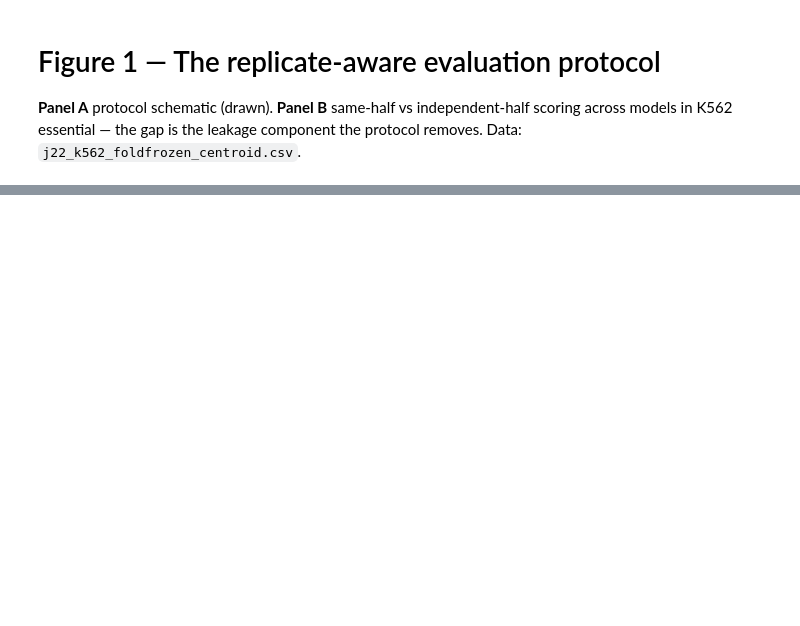
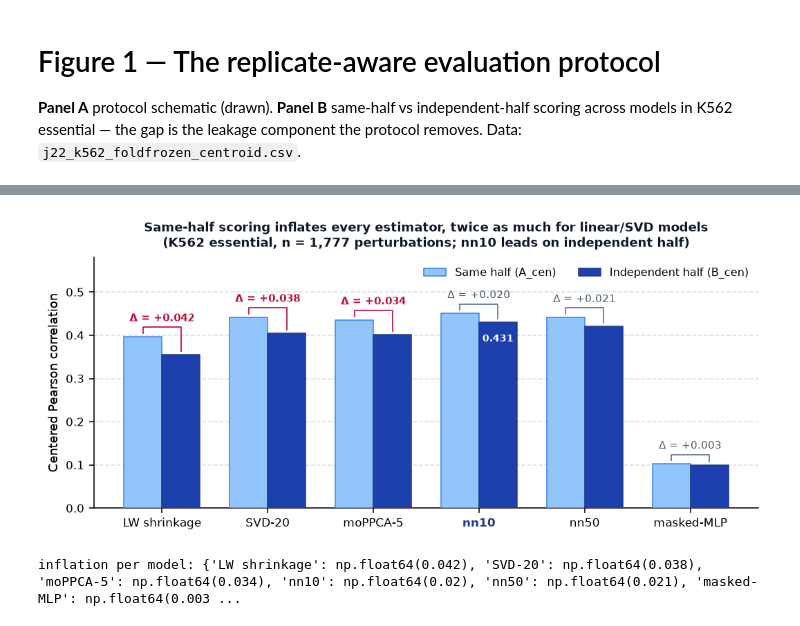
Before and after one commit to rht888666/represolve, a Jupyter notebook: notebooks/fig1_protocol.ipynb, the cells around one changed output, grey strips where cells are left out. Saved outputs shown, nothing was run; the diff lists cells and outputs as text; code cells hidden in the pictures; blank space fills up the shorter version.

```diff
--- a/notebooks/fig1_protocol.ipynb
+++ b/notebooks/fig1_protocol.ipynb
@@ -73,0 +194,66 @@ print("inflation per model:", dict(infl))
+# %%
+# ---- Panel B: same-half vs independent-half (K562 essential) ----
+df = pd.read_csv(os.path.join(RES, "j22_k562_foldfrozen_centroid.csv"))
+dae = pd.read_csv(os.path.join(RES, "j47_k562_dae_foldfrozen.csv"))
+df = df.merge(dae[["pert", "fold", "dae_A_cen", "dae_B_cen"]],
+              on=["pert", "fold"], how="inner")
+MODELS_B = MODELS + ["dae"]
+LABELS_B = {**MODEL_LABELS, "dae": "masked-MLP"}
+rows = []
+for m in MODELS_B:
+    rows.append({
+        "model": LABELS_B[m],
+        "same half": df[f"{m}_A_cen"].mean(),
+        "independent half": df[f"{m}_B_cen"].mean(),
+    })
+t = pd.DataFrame(rows).set_index("model")
+
+fig2, ax = plt.subplots(figsize=(7.6, 3.45))
+x = np.arange(len(t))
+w = 0.36
+b1 = ax.bar(x - w / 2, t["same half"], width=w, color="#93c5fd",
+            edgecolor="#3b82f6", linewidth=0.8, label="Same half (A_cen)", zorder=3)
+b2 = ax.bar(x + w / 2, t["independent half"], width=w, color="#1e40af",
+            edgecolor="#1e3a8a", linewidth=0.8, label="Independent half (B_cen)", zorder=3)
+
+ax.yaxis.grid(True, linestyle="--", alpha=0.35, color="#94a3b8", zorder=0)
+ax.set_axisbelow(True)
+
+# Annotate inflation delta above each pair
+for i, (m, row) in enumerate(t.iterrows()):
+    a_val, b_val = row["same half"], row["independent half"]
+    gap = a_val - b_val
+    top = max(a_val, b_val)
+    ax.plot([i - w / 2, i - w / 2, i + w / 2, i + w / 2],
+            [a_val + 0.008, top + 0.022, top + 0.022, b_val + 0.008],
+            color="#be123c" if gap >= 0.03 else "#64748b", lw=0.9, zorder=4)
+    ax.text(i, top + 0.030, f"Δ = +{gap:.3f}",
+            ha="center", va="bottom", fontsize=7.5,
+            fontweight="bold" if gap >= 0.03 else "normal",
+            color="#be123c" if gap >= 0.03 else "#475569", zorder=5)
+    # highlight winner independent-half value
+    if m == "nn10":
+        ax.text(i + w / 2, b_val - 0.028, f"{b_val:.3f}", ha="center", va="top",
+                fontsize=7.2, fontweight="bold", color="white", zorder=5)
+
+ax.set_xticks(x)
+ax.set_xticklabels(t.index, fontsize=8.8)
+for tick, lbl in zip(ax.get_xticklabels(), t.index):
+    if lbl == "nn10":
+        tick.set_fontweight("bold")
+        tick.set_color("#1e3a8a")
+
+ax.set_ylabel("Centered Pearson correlation", fontsize=9)
+ax.set_title("Same-half scoring inflates every estimator, twice as much for linear/SVD models\n"
+             f"(K562 essential, n = {len(df):,} perturbations; nn10 leads on independent half)",
+             fontsize=9.5, fontweight="bold", color="#0f172a", pad=8)
+ax.set_ylim(0, 0.58)
+ax.legend(frameon=False, loc="upper right", ncol=2, fontsize=8.3)
+fig2.tight_layout()
+fig2.savefig(os.path.join(FIG, "fig1b_same_vs_indep.png"), bbox_inches="tight", facecolor="white")
+plt.show()
+infl = (t["same half"] - t["independent half"]).round(3)
+print("inflation per model:", dict(infl))
+# %% [output]
+[figure, added]
+inflation per model: {'LW shrinkage': np.float64(0.042), 'SVD-20': np.float64(0.038), 'moPPCA-5': np.float64(0.034), 'nn10': np.float64(0.02), 'nn50': np.float64(0.021), 'masked-MLP': np.float64(0.003 ...
```
Also changed, not shown: parts of 3 cells of this notebook, 32 other files.
